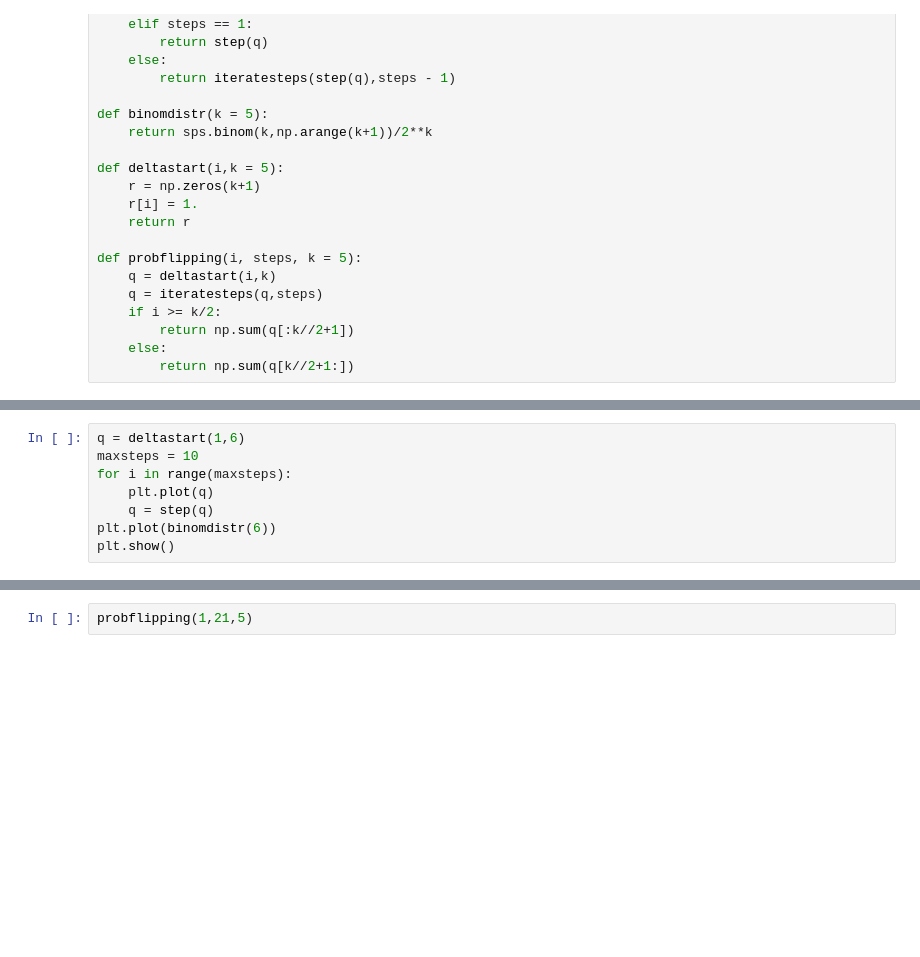
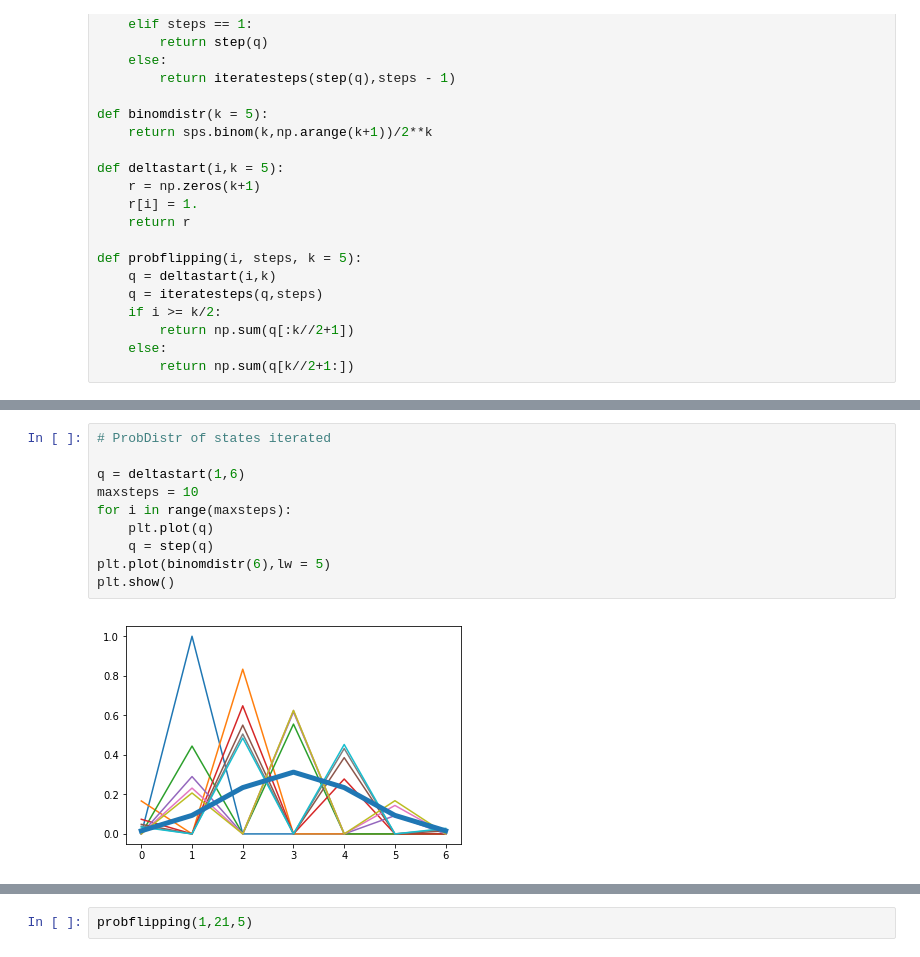
Before and after one commit to lukasgeyrhofer/flippingbits, a Jupyter notebook: dynamics.ipynb, the cells around one changed output, grey strips where cells are left out. Cells and saved outputs as stored; diff of their text form; blank space fills up the shorter version.

```diff
--- a/dynamics.ipynb
+++ b/dynamics.ipynb
@@ -41,9 +44,13 @@ iteratesteps(q,10)
 # %%
+# ProbDistr of states iterated
+
 q = deltastart(1,6)
 maxsteps = 10
 for i in range(maxsteps):
     plt.plot(q)
     q = step(q)
-plt.plot(binomdistr(6))
+plt.plot(binomdistr(6),lw = 5)
 plt.show()
+# %% [output]
+[figure, added]
 # %%
```
Also changed, not shown: parts of 2 cells of this notebook.
